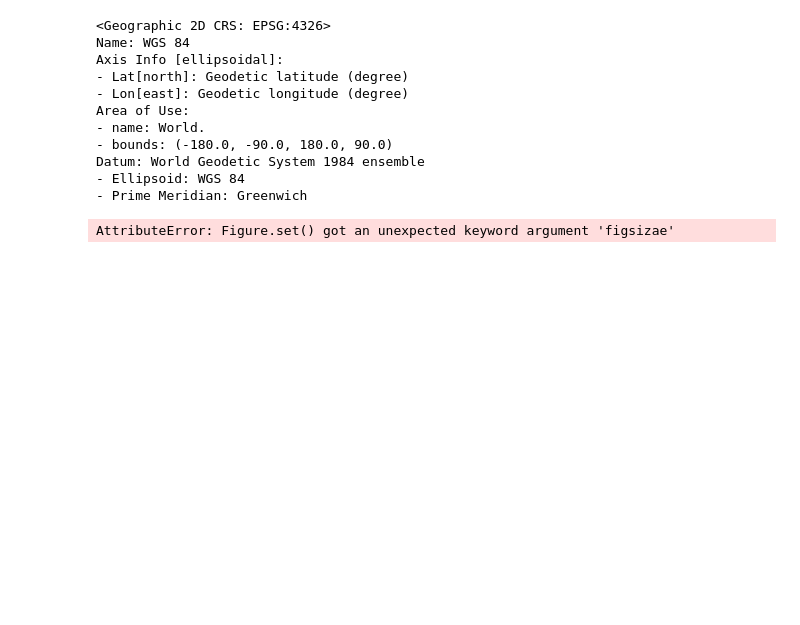
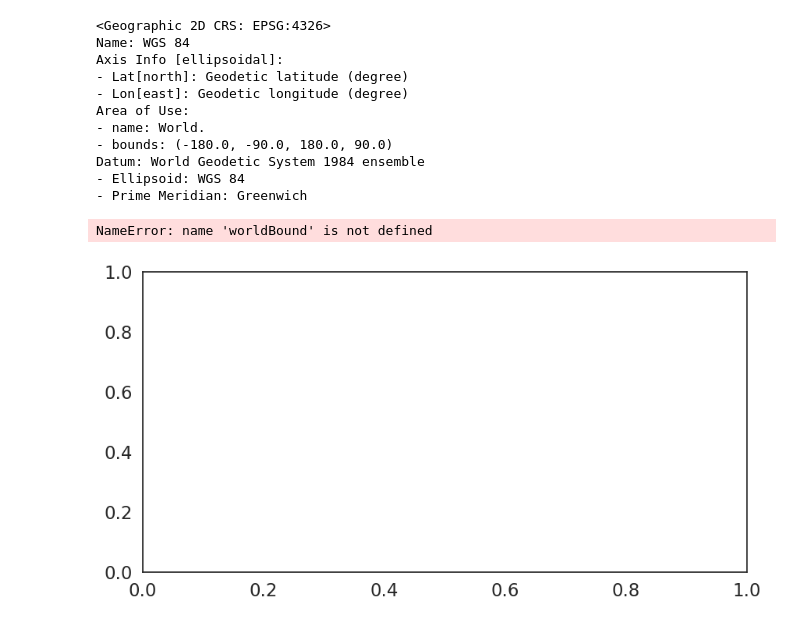
Before and after one commit to Donnygjr/gisc606-lab2V1, a Jupyter notebook: geo_vs_proj.ipynb, the cells around one changed output. Saved outputs shown, nothing was run; the diff lists cells and outputs as text; code cells hidden in the pictures; blank space fills up the shorter version.

```diff
--- a/geo_vs_proj.ipynb
+++ b/geo_vs_proj.ipynb
@@ -61,14 +61,15 @@ Datum: World Geodetic System 1984 ensemble
 - Ellipsoid: WGS 84
 - Prime Meridian: Greenwich
 # %%
-fig, ax = plt.subplots(figsizae=(10,5))
+fig, ax = plt.subplots(figsize=(10,5))
 
-worldBound.plot(cmap="Greys", ax=ax)
+worldBound.plot(cmap='Greys', ax=ax)
 
 ax.set(title="World map with Boulder, CO location \n Geographic WGS84 CRS", xlabel="X Coordinates (Decimal Degrees)", ylabel="Y Coordinates (Decimal Degrees)")
 
 boulder_df_geog.plot(ax=ax, markersize=52, color="green")
 
 plt.show()
 # %% [output]
-AttributeError: Figure.set() got an unexpected keyword argument 'figsizae'
+NameError: name 'worldBound' is not defined
+[figure, added]
```
